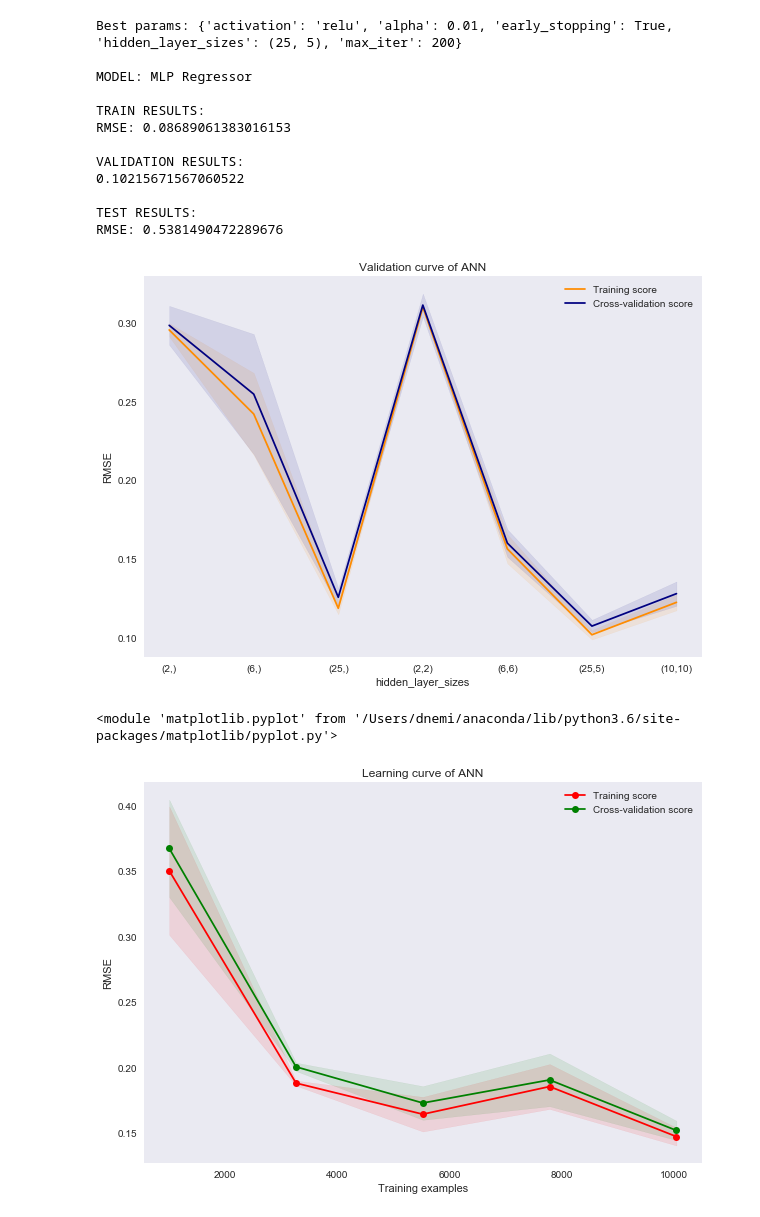
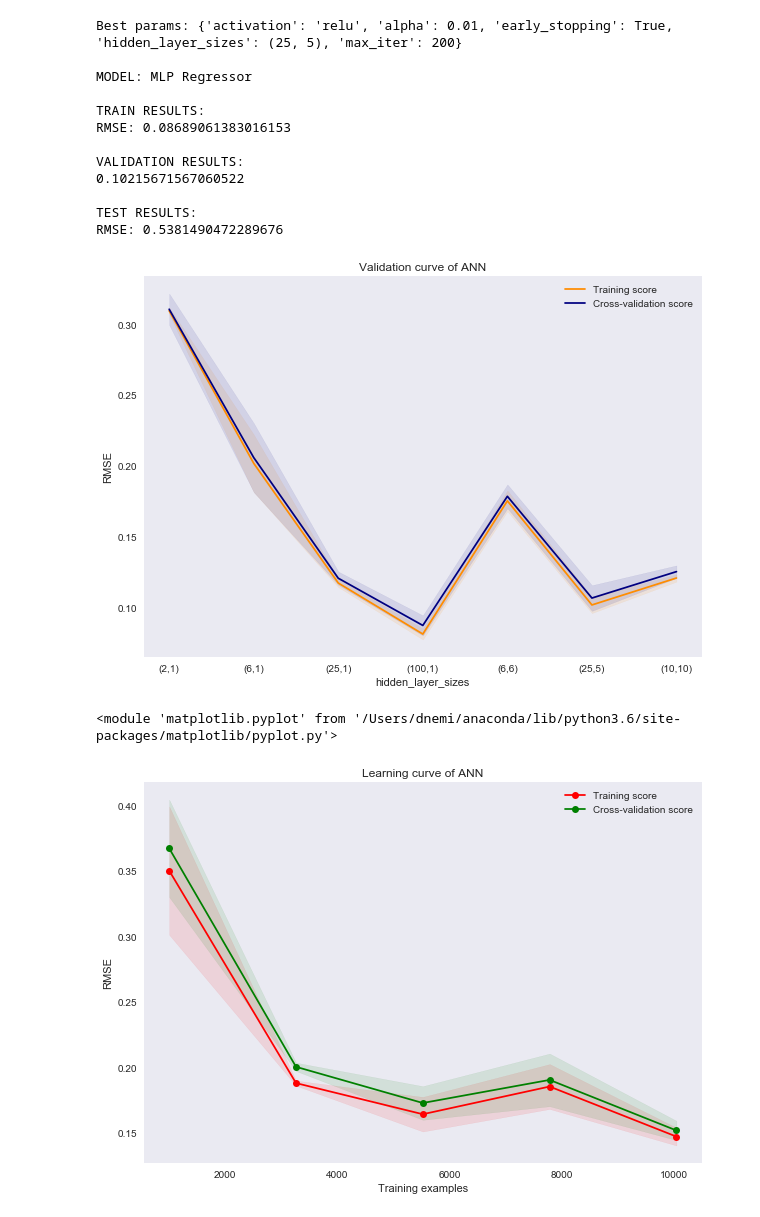
Before and after one commit to dnemirov/ml_computer_architecture, a Jupyter notebook: Experiments_of_ML_paper.ipynb, the cells around one changed output. Cells and saved outputs as stored; diff of their text form; code cells hidden in the pictures.

```diff
--- a/Experiments_of_ML_paper.ipynb
+++ b/Experiments_of_ML_paper.ipynb
@@ -322,4 +322,4 @@ knn = {'name': 'knn',
       }
 models_dict_list.append(knn)
 # %%
-X, X_test, y, y_test = prepare_train_test_datasets(spec_data_list, splash_data_list)
+X, X_test, y, y_test = prepare_train_test_datasets(spec_data_list, splash_data_list, verbose=False)
@@ -342,3 +335,15 @@ tuned_models_list = fine_tune_all_models(models_dict_list, X, y, n_iter_search =
  ann  - Best params: {'max_iter': 400, 'hidden_layer_sizes': (100,), 'early_stopping': False}
 
  knn  - Best params: {'weights': 'distance', 'n_neighbors': 5}
+# %%
+tuned_models_list = [SGDRegressor(penalty='elasticnet', l1_ratio=1, random_state=rnd_state),
+                     DecisionTreeRegressor(random_state=rnd_state, min_samples_split=2, min_samples_leaf=2,
+                                           max_features=3, max_depth=None),
+                     RandomForestRegressor(random_state=rnd_state, n_estimators= 20,
+                                           max_features=3, max_depth=None, bootstrap=True),
+                     MLPRegressor(random_state=rnd_state, max_iter=400, hidden_layer_sizes=(100,),
+                                  early_stopping=False),
+                     KNeighborsRegressor(weights= 'distance', n_neighbors=5)
+                    ]
+for model in tuned_models_list:
+    model.fit(X,y)
@@ -680,7 +744,7 @@ def plot_validation_curve(estimator, title, X, y, param_name, param_range, ylim=
     if is_ann:
         #usually an ANN
         param_range = range(len(param_range))
-        my_xticks = ['(2,)', '(6,)', '(25,)', '(2,2)', '(6,6)', '(25,5)', '(10,10)']
+        my_xticks = ['(2,1)', '(6,1)', '(25,1)', '(100,1)', '(6,6)', '(25,5)', '(10,10)']
         plt.xticks(param_range, my_xticks)
 
     plt.plot(param_range, train_scores_mean, label="Training score",
@@ -942,12 +1006,12 @@ RMSE: 0.5381490472289676
 # %%
 plot_validation_curve(MLPRegressor(random_state = rnd_state),
                       'Validation curve of ANN',
                       X, y,
                       'hidden_layer_sizes',
-                      param_range = [(2,), (6,), (25,), (2,2), (6,6), (25,5), (10,10)],
+                      param_range = [(2,), (6,), (25,), (100,), (6,6), (25,5), (10,10)],
                      save_name='ann_validation_curve_min.png', is_ann=True)
 # %% [output]
-[figure, old version]
+[figure, new version]
 <module 'matplotlib.pyplot' from '/Users/dnemi/anaconda/lib/python3.6/site-packages/matplotlib/pyplot.py'>
 # %%
 plot_learning_curve(mlp_opt, 'Learning curve of ANN', X, y,
```
Also changed, not shown: parts of 12 cells of this notebook.
